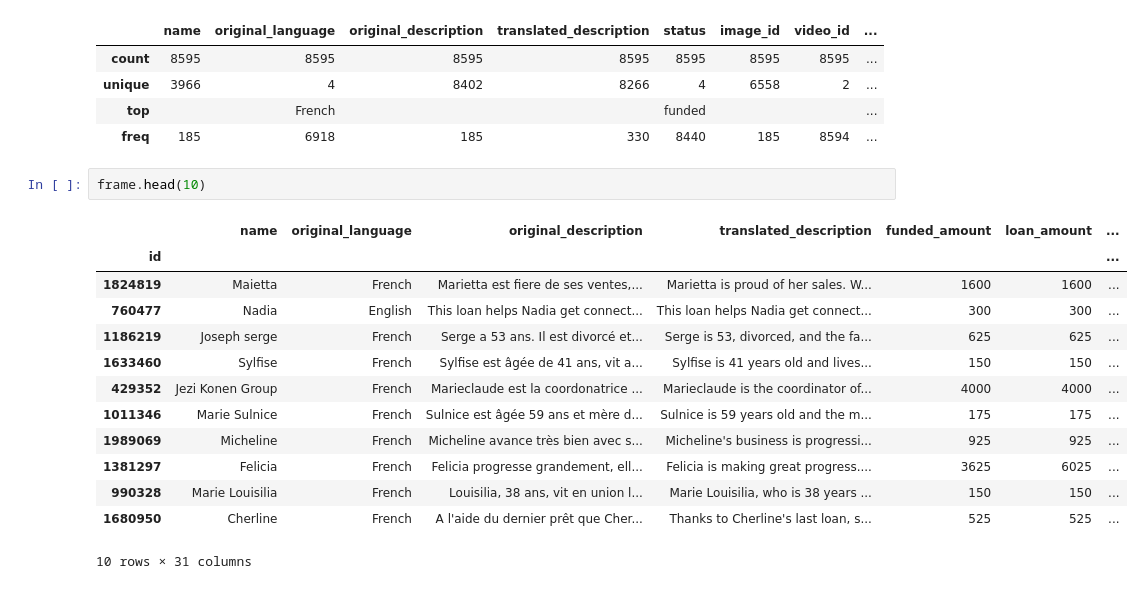
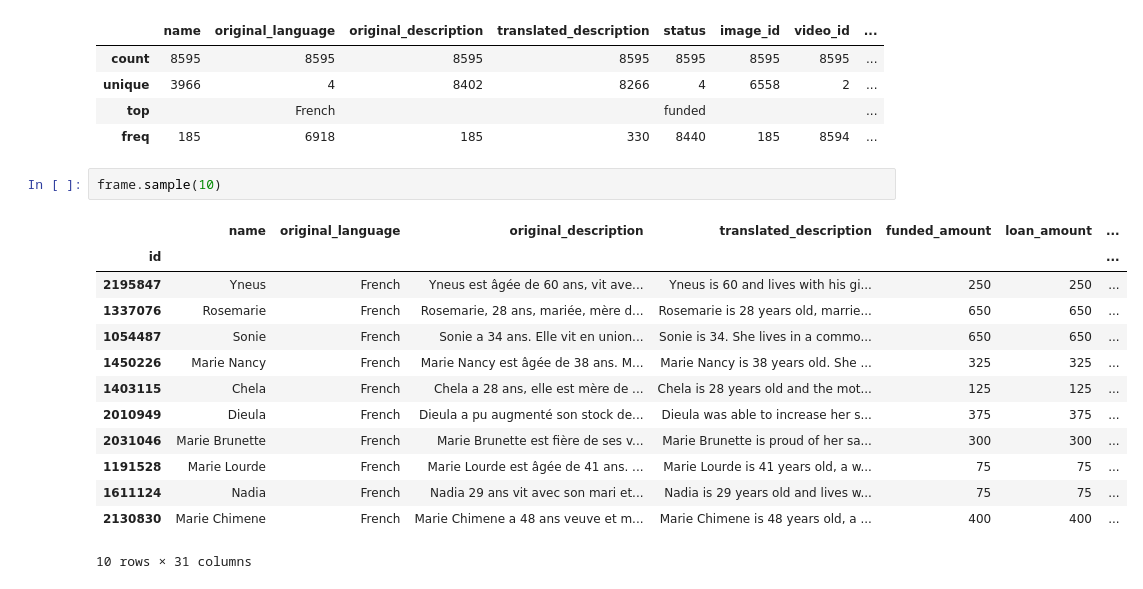
Before and after one commit to tipanverella/kiva-ayiti, a Jupyter notebook: AyitiEDA.ipynb, the cells around one changed output. Cells and saved outputs as stored; diff of their text form.

Commit message:
mwen change head lan an sample

```diff
--- a/AyitiEDA.ipynb
+++ b/AyitiEDA.ipynb
@@ -66,18 +64,18 @@ frame.describe(include='O')
 | top |  | French |  |  | funded |  |  | ... |
 | freq | 185 | 6918 | 185 | 330 | 8440 | 185 | 8594 | ... |
 # %%
-frame.head(10)
+frame.sample(10)
 # %% [output]
 |  | name | original_language | original_description | translated_description | funded_amount | loan_amount | ... |
 | id |  |  |  |  |  |  | ... |
-| 1824819 | Maietta | French | Marietta est fiere de ses ventes,... | Marietta is proud of her sales. W... | 1600 | 1600 | ... |
-| 760477 | Nadia | English | This loan helps Nadia get connect... | This loan helps Nadia get connect... | 300 | 300 | ... |
-| 1186219 | Joseph serge | French | Serge a 53 ans. Il est divorcé et... | Serge is 53, divorced, and the fa... | 625 | 625 | ... |
-| 1633460 | Sylfise | French | Sylfise est âgée de 41 ans, vit a... | Sylfise is 41 years old and lives... | 150 | 150 | ... |
-| 429352 | Jezi Konen Group | French | Marieclaude est la coordonatrice ... | Marieclaude is the coordinator of... | 4000 | 4000 | ... |
-| 1011346 | Marie Sulnice | French | Sulnice est âgée 59 ans et mère d... | Sulnice is 59 years old and the m... | 175 | 175 | ... |
-| 1989069 | Micheline | French | Micheline avance très bien avec s... | Micheline's business is progressi... | 925 | 925 | ... |
-| 1381297 | Felicia | French | Felicia progresse grandement, ell... | Felicia is making great progress.... | 3625 | 6025 | ... |
-| 990328 | Marie Louisilia | French | Louisilia, 38 ans, vit en union l... | Marie Louisilia, who is 38 years ... | 150 | 150 | ... |
-| 1680950 | Cherline | French | A l'aide du dernier prêt que Cher... | Thanks to Cherline's last loan, s... | 525 | 525 | ... |
+| 2195847 | Yneus | French | Yneus est âgée de 60 ans, vit ave... | Yneus is 60 and lives with his gi... | 250 | 250 | ... |
+| 1337076 | Rosemarie | French | Rosemarie, 28 ans, mariée, mère d... | Rosemarie is 28 years old, marrie... | 650 | 650 | ... |
+| 1054487 | Sonie | French | Sonie a 34 ans. Elle vit en union... | Sonie is 34. She lives in a commo... | 650 | 650 | ... |
+| 1450226 | Marie Nancy | French | Marie Nancy est âgée de 38 ans. M... | Marie Nancy is 38 years old. She ... | 325 | 325 | ... |
+| 1403115 | Chela | French | Chela a 28 ans, elle est mère de ... | Chela is 28 years old and the mot... | 125 | 125 | ... |
+| 2010949 | Dieula | French | Dieula a pu augmenté son stock de... | Dieula was able to increase her s... | 375 | 375 | ... |
+| 2031046 | Marie Brunette | French | Marie Brunette est fière de ses v... | Marie Brunette is proud of her sa... | 300 | 300 | ... |
+| 1191528 | Marie Lourde | French | Marie Lourde est âgée de 41 ans. ... | Marie Lourde is 41 years old, a w... | 75 | 75 | ... |
+| 1611124 | Nadia | French | Nadia 29 ans vit avec son mari et... | Nadia is 29 years old and lives w... | 75 | 75 | ... |
+| 2130830 | Marie Chimene | French | Marie Chimene a 48 ans veuve et m... | Marie Chimene is 48 years old, a ... | 400 | 400 | ... |
 10 rows × 31 columns
```
Also changed, not shown: parts of 2 cells of this notebook, 1 other file.
